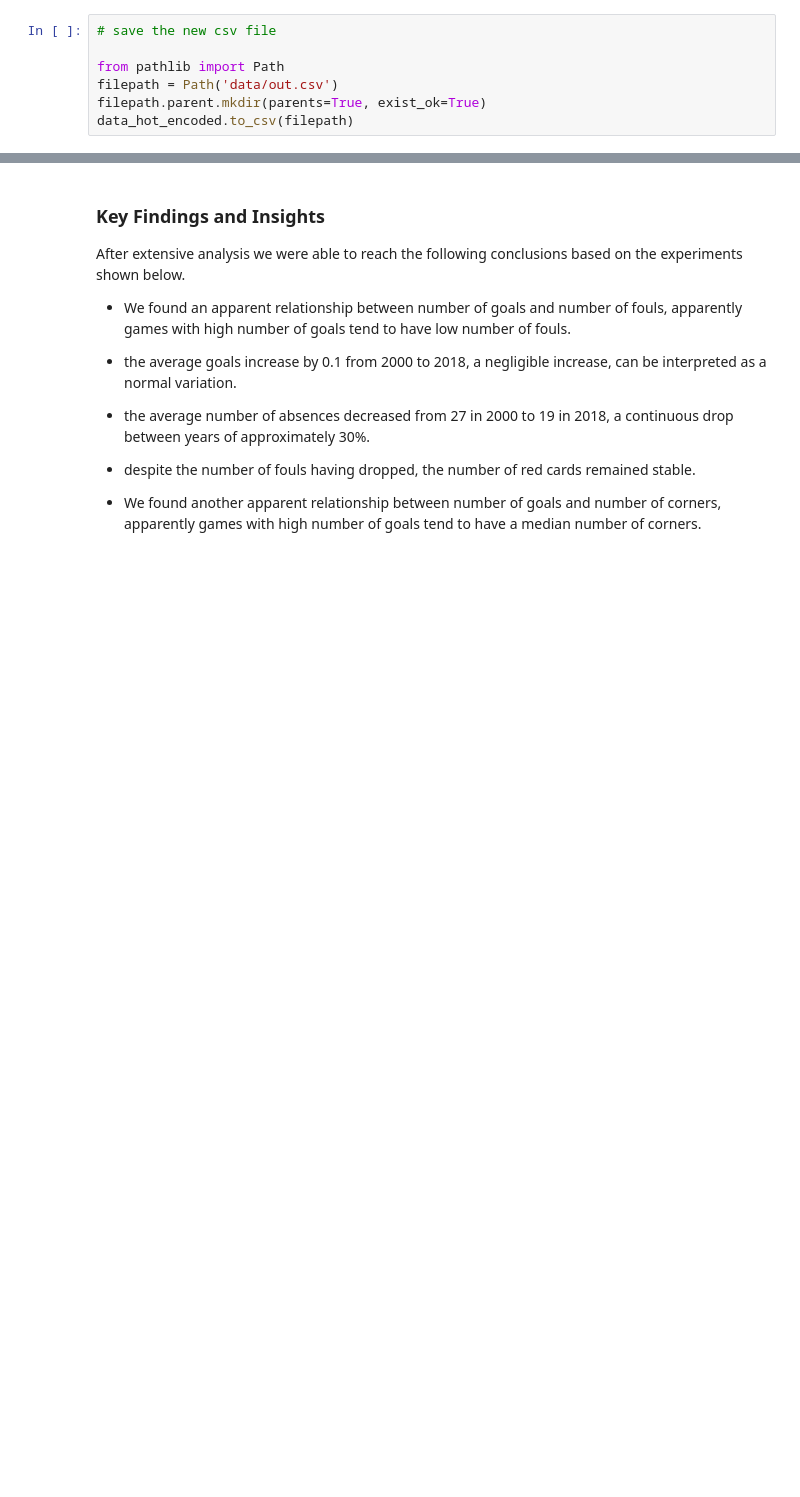
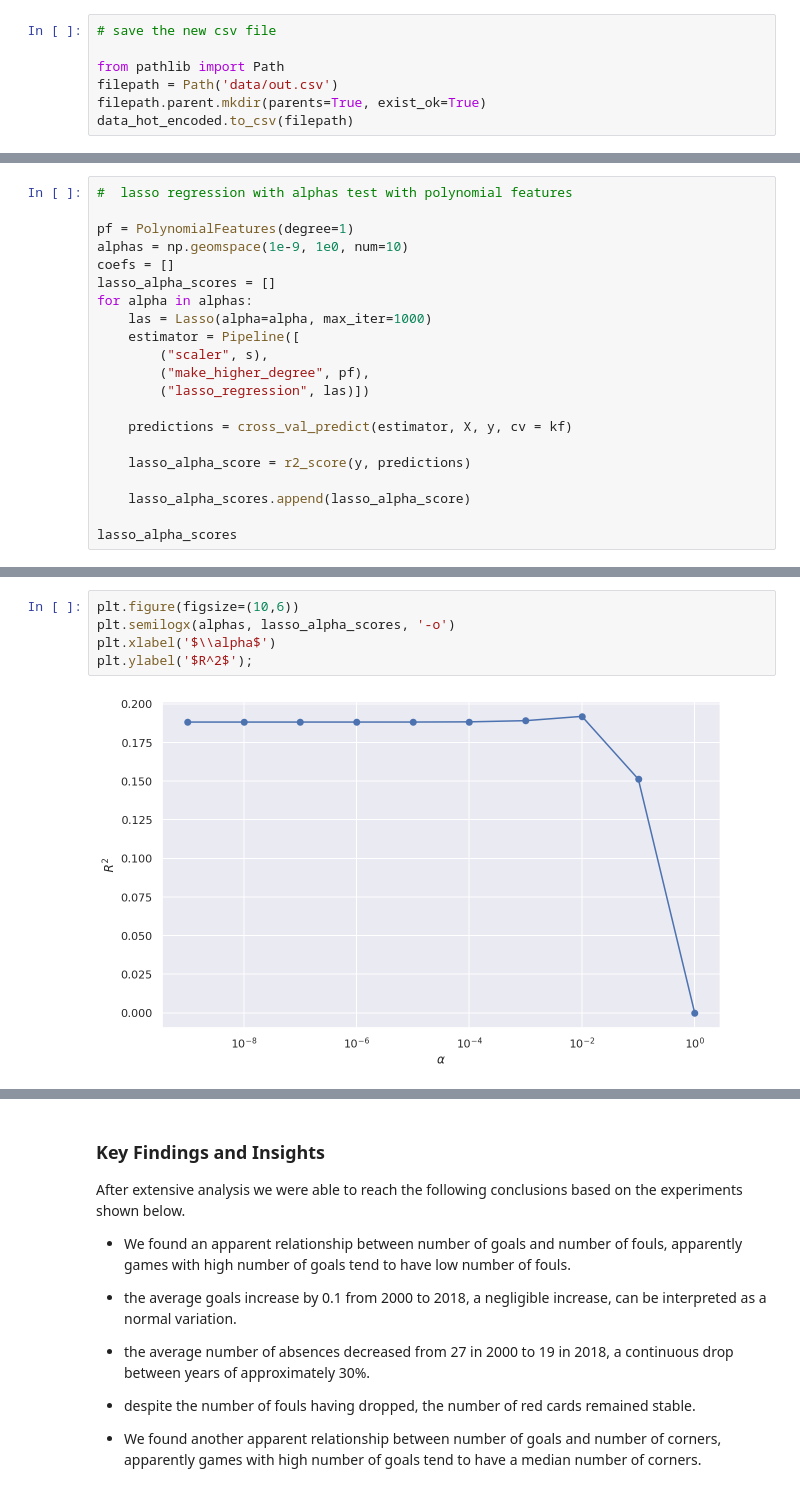
Before and after one commit to Christian-Trindade/premier-league-data-analyses, a Jupyter notebook: premier-league-analyses.ipynb, the cells around one changed output, grey strips where cells are left out. Drawn from its saved outputs; the diff is of its cells as text; blank space fills up the shorter version.

Commit message:
add regressions

```diff
--- a/premier-league-analyses.ipynb
+++ b/premier-league-analyses.ipynb
@@ -301,0 +348,21 @@ data_hot_encoded.to_csv(filepath)
+# %%
+#  lasso regression with alphas test with polynomial features
+
+pf = PolynomialFeatures(degree=1)
+alphas = np.geomspace(1e-9, 1e0, num=10)
+coefs = []
+lasso_alpha_scores = []
+for alpha in alphas:
+    las = Lasso(alpha=alpha, max_iter=1000)
+    estimator = Pipeline([
+        ("scaler", s),
+        ("make_higher_degree", pf),
+        ("lasso_regression", las)])
+
+    predictions = cross_val_predict(estimator, X, y, cv = kf)
+
+    lasso_alpha_score = r2_score(y, predictions)
+
+    lasso_alpha_scores.append(lasso_alpha_score)
+
+lasso_alpha_scores
@@ -301,0 +393,7 @@ data_hot_encoded.to_csv(filepath)
+# %%
+plt.figure(figsize=(10,6))
+plt.semilogx(alphas, lasso_alpha_scores, '-o')
+plt.xlabel('$\\alpha$')
+plt.ylabel('$R^2$');
+# %% [output]
+[figure, added]
```
Also changed, not shown: parts of 9 cells of this notebook, 3 other files.
